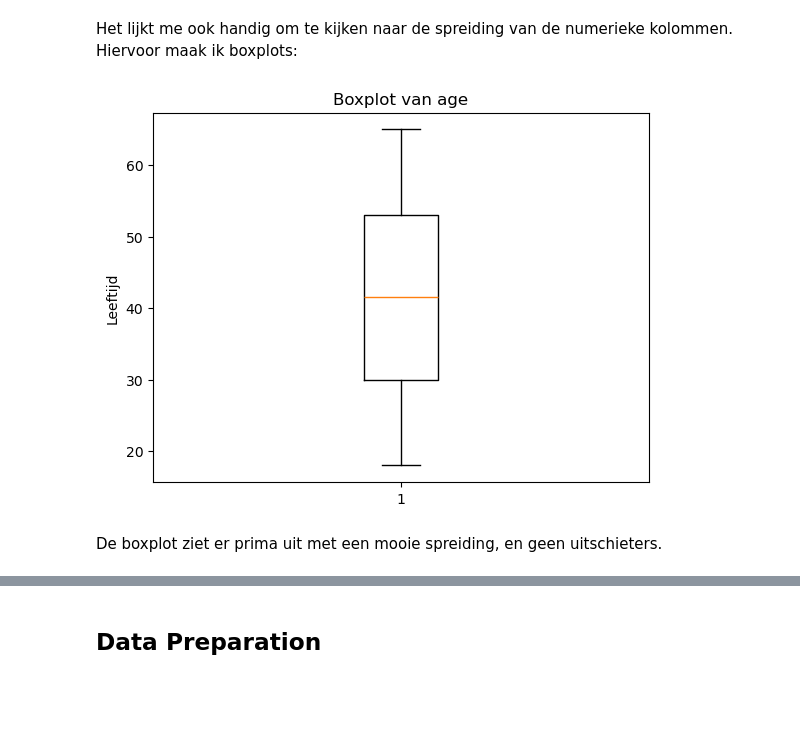
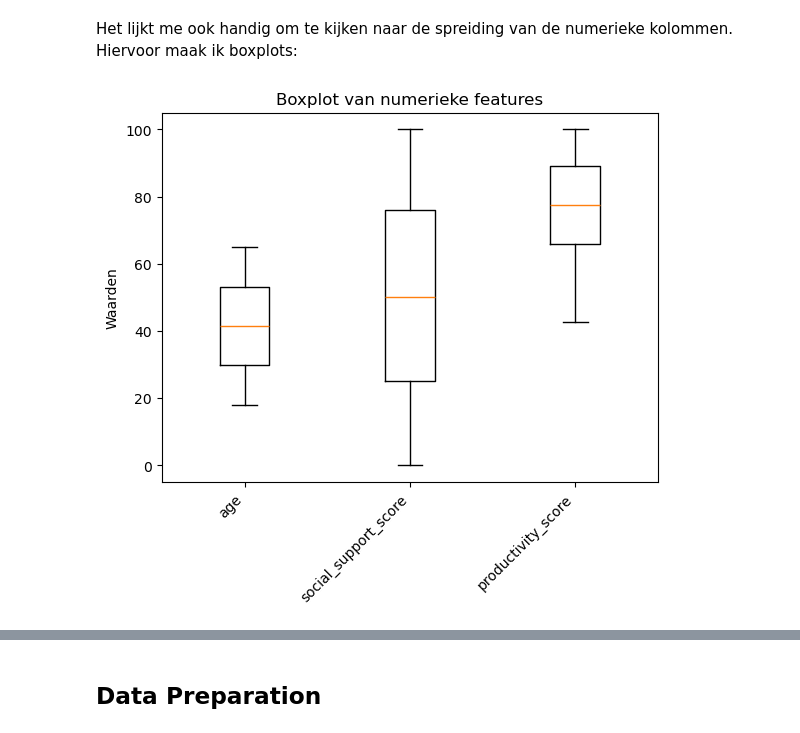
Before and after one commit to GitMathijs/S3_AI_lesmateriaal, a Jupyter notebook: Casus/casus.ipynb, the cells around one changed output, grey strips where cells are left out. Cells and saved outputs as stored; diff of their text form; code cells hidden in the pictures; blank space fills up the shorter version.

Commit message:
begin data prep

```diff
--- a/Casus/casus.ipynb
+++ b/Casus/casus.ipynb
@@ -106,12 +106,13 @@ plt.show()
 [figure]
 # %% [markdown]
 Het lijkt me ook handig om te kijken naar de spreiding van de numerieke kolommen. Hiervoor maak ik boxplots:
-# %%
-plt.boxplot(data["age"])
-plt.title("Boxplot van age")
-plt.ylabel("Leeftijd")
-plt.show()
-# %% [output]
-[figure, removed]
-# %% [markdown]
-De boxplot ziet er prima uit met een mooie spreiding, en geen uitschieters.
+# %%
+# boxplots met wat grotere waarden
+cols = ["age", "social_support_score", "productivity_score"]
+plt.boxplot(data[cols])
+plt.title("Boxplot van numerieke features")
+plt.ylabel("Waarden")
+plt.xticks(ticks=range(1, len(cols)+1), labels=cols, rotation=45, ha="right")
+plt.show()
+# %% [output]
+[figure, added]
```
Also changed, not shown: parts of 5 cells of this notebook.
